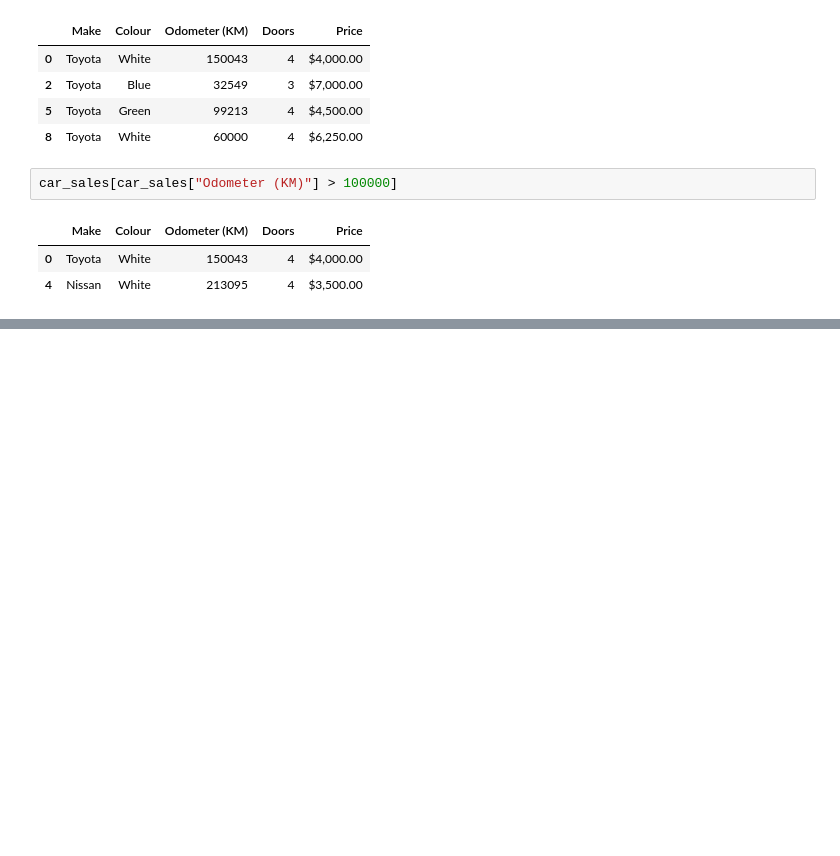
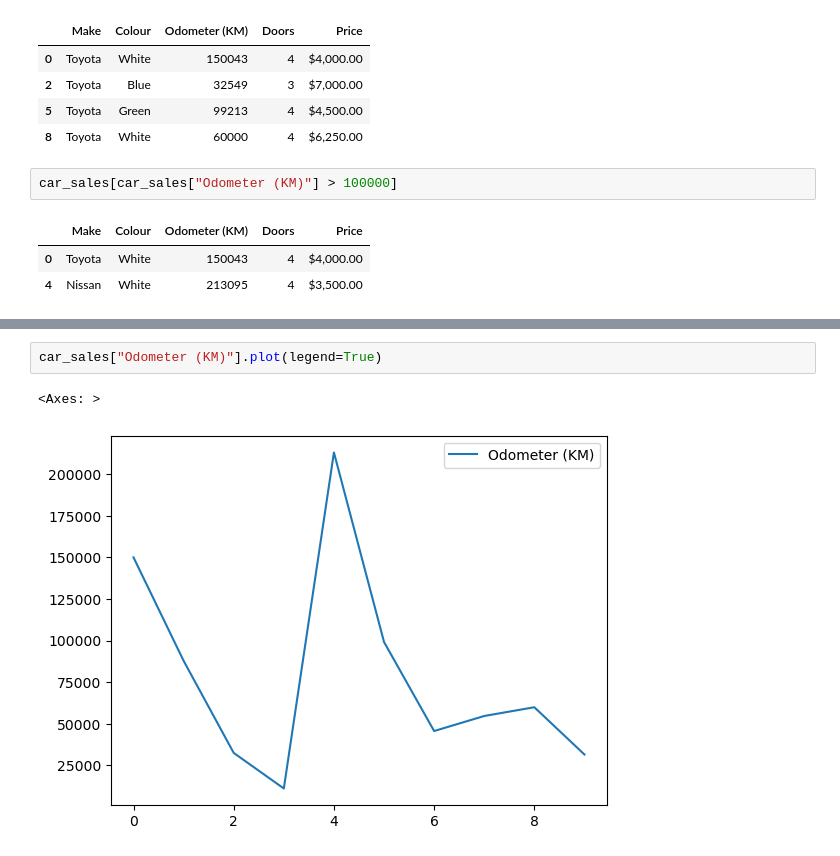
Before and after one commit to Hai567/ztm-ml, a Jupyter notebook: pandas/intro-to-pandas.ipynb, the cells around one changed output, grey strips where cells are left out. Saved outputs shown, nothing was run; the diff lists cells and outputs as text; blank space fills up the shorter version.

Commit message:
compare + plot data

```diff
--- a/pandas/intro-to-pandas.ipynb
+++ b/pandas/intro-to-pandas.ipynb
@@ -234,0 +278,5 @@ car_sales[car_sales["Odometer (KM)"] > 100000]
+# %%
+car_sales["Odometer (KM)"].plot(legend=True)
+# %% [output]
+<Axes: >
+[figure, added]
```
Also changed, not shown: parts of 10 cells of this notebook.
